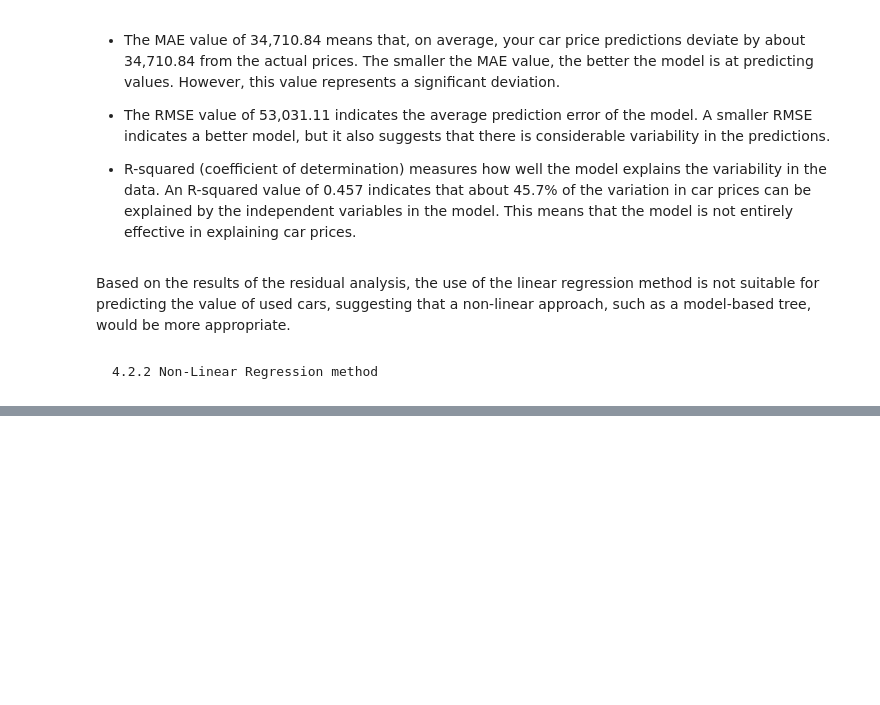
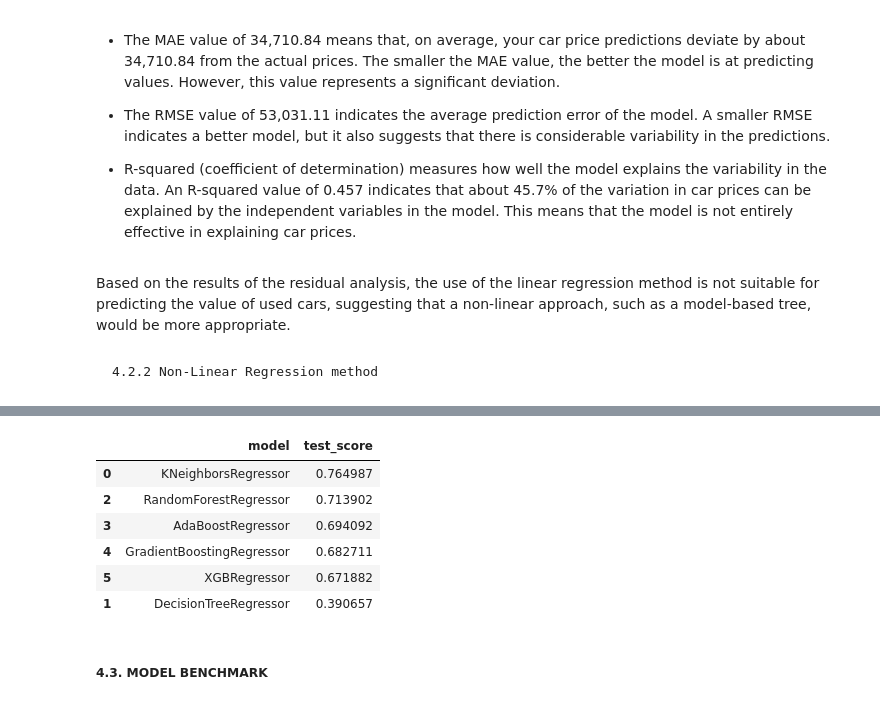
Before and after one commit to fiqrioemry/used_car_regression, a Jupyter notebook: used_car_prediction.ipynb, the cells around one changed output, grey strips where cells are left out. Saved outputs shown, nothing was run; the diff lists cells and outputs as text; code cells hidden in the pictures; blank space fills up the shorter version.

```diff
--- a/used_car_prediction.ipynb
+++ b/used_car_prediction.ipynb
@@ -917,0 +825,41 @@ print(benchmark_model_train)
+# %%
+model_name_test = []
+
+test_score = []
+# %%
+
+for model in non_linear_models:
+    model_pipeline = Pipeline([
+        ('preprocessor', preprocessor),
+        ('model', model)
+    ])
+
+    # Fitting the model
+    model_pipeline.fit(X_train, y_train)
+
+    # Predicting on the test set
+    y_pred_test = model_pipeline.predict(X_test)
+
+    # Evaluating using adjusted R-squared
+    r2 = r2_score(y_test, y_pred_test)
+
+    test_score.append(r2)
+    model_name_test.append(model.__class__.__name__)
+# %%
+benchmark_model_test = pd.DataFrame({
+    'model': model_name_test,
+    'test_score': test_score
+}).sort_values(by='test_score', ascending=False)
+
+
+benchmark_model_test
+# %% [output]
+|  | model | test_score |
+| 0 | KNeighborsRegressor | 0.764987 |
+| 2 | RandomForestRegressor | 0.713902 |
+| 3 | AdaBoostRegressor | 0.694092 |
+| 4 | GradientBoostingRegressor | 0.682711 |
+| 5 | XGBRegressor | 0.671882 |
+| 1 | DecisionTreeRegressor | 0.390657 |
+# %% [markdown]
+##### **4.3. MODEL BENCHMARK**
```
Also changed, not shown: parts of 22 cells of this notebook.
